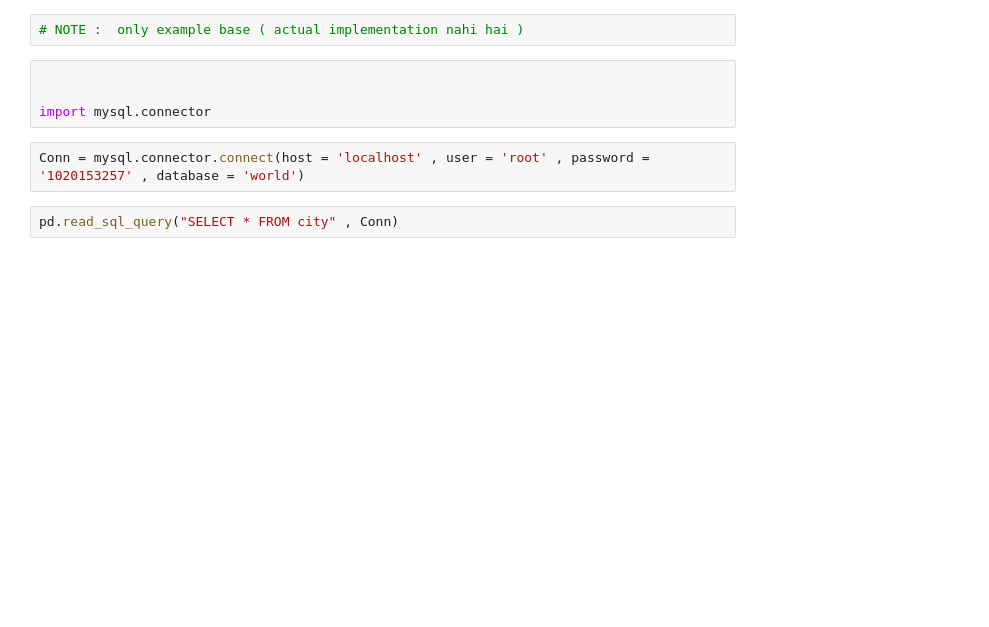
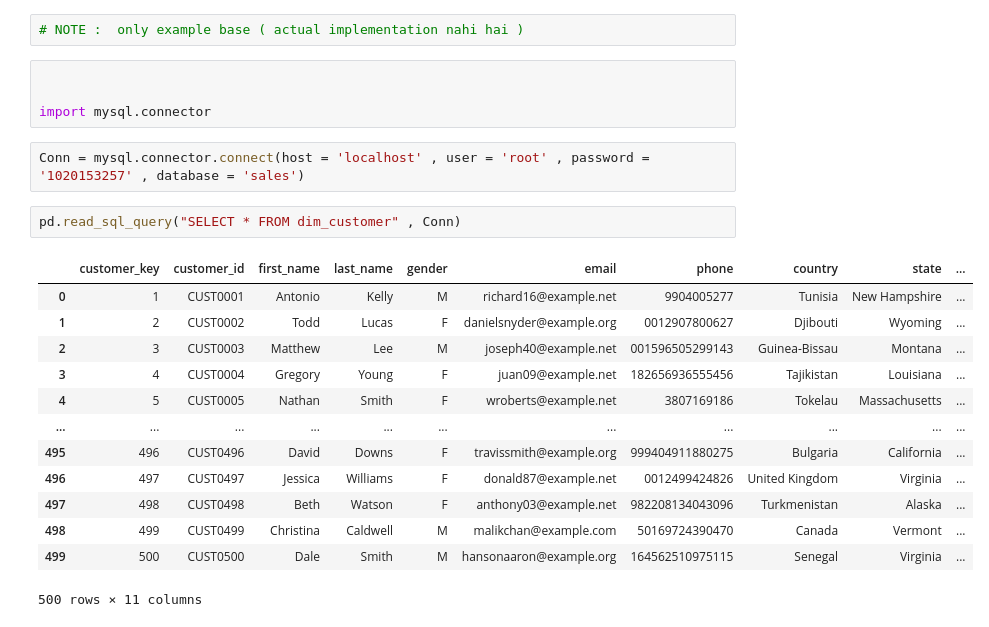
Before and after one commit to actionxbar-14/Data_Analytics, a Jupyter notebook: DAP/Data_Gathering/Notebooks/pandas-import.ipynb, the cells around one changed output. Cells and saved outputs as stored; diff of their text form; blank space fills up the shorter version.

```diff
--- a/DAP/Data_Gathering/Notebooks/pandas-import.ipynb
+++ b/DAP/Data_Gathering/Notebooks/pandas-import.ipynb
@@ -97,6 +133,20 @@ Successfully installed mysql.connector-2.2.9
 
 import mysql.connector
 # %%
-Conn = mysql.connector.connect(host = 'localhost' , user = 'root' , password = '1020153257' , database = 'world')
+Conn = mysql.connector.connect(host = 'localhost' , user = 'root' , password = '1020153257' , database = 'sales')
 # %%
-pd.read_sql_query("SELECT * FROM city" , Conn)
+pd.read_sql_query("SELECT * FROM dim_customer" , Conn)
+# %% [output]
+|  | customer_key | customer_id | first_name | last_name | gender | email | phone | country | state | ... |
+| 0 | 1 | CUST0001 | Antonio | Kelly | M | richard16@example.net | 9904005277 | Tunisia | New Hampshire | ... |
+| 1 | 2 | CUST0002 | Todd | Lucas | F | danielsnyder@example.org | 0012907800627 | Djibouti | Wyoming | ... |
+| 2 | 3 | CUST0003 | Matthew | Lee | M | joseph40@example.net | 001596505299143 | Guinea-Bissau | Montana | ... |
+| 3 | 4 | CUST0004 | Gregory | Young | F | juan09@example.net | 182656936555456 | Tajikistan | Louisiana | ... |
+| 4 | 5 | CUST0005 | Nathan | Smith | F | wroberts@example.net | 3807169186 | Tokelau | Massachusetts | ... |
+| ... | ... | ... | ... | ... | ... | ... | ... | ... | ... | ... |
+| 495 | 496 | CUST0496 | David | Downs | F | travissmith@example.org | 999404911880275 | Bulgaria | California | ... |
+| 496 | 497 | CUST0497 | Jessica | Williams | F | donald87@example.net | 0012499424826 | United Kingdom | Virginia | ... |
+| 497 | 498 | CUST0498 | Beth | Watson | F | anthony03@example.net | 982208134043096 | Turkmenistan | Alaska | ... |
+| 498 | 499 | CUST0499 | Christina | Caldwell | M | malikchan@example.com | 50169724390470 | Canada | Vermont | ... |
+| 499 | 500 | CUST0500 | Dale | Smith | M | hansonaaron@example.org | 164562510975115 | Senegal | Virginia | ... |
+500 rows × 11 columns
```
Also changed, not shown: parts of 7 cells of this notebook.
